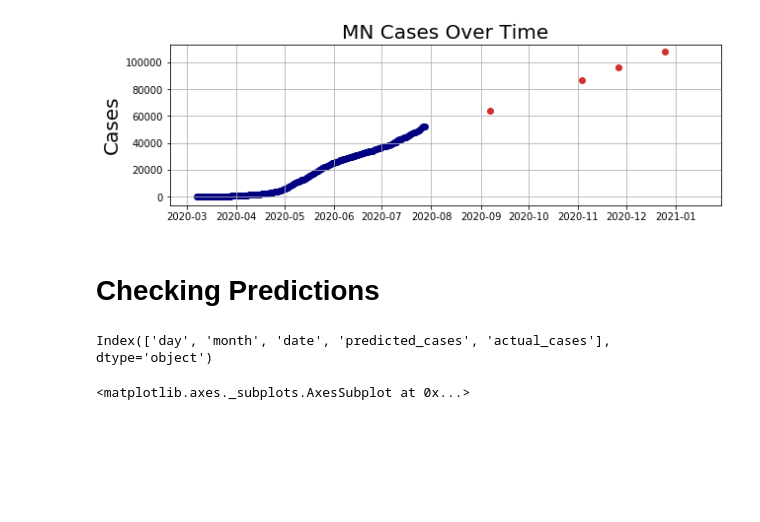
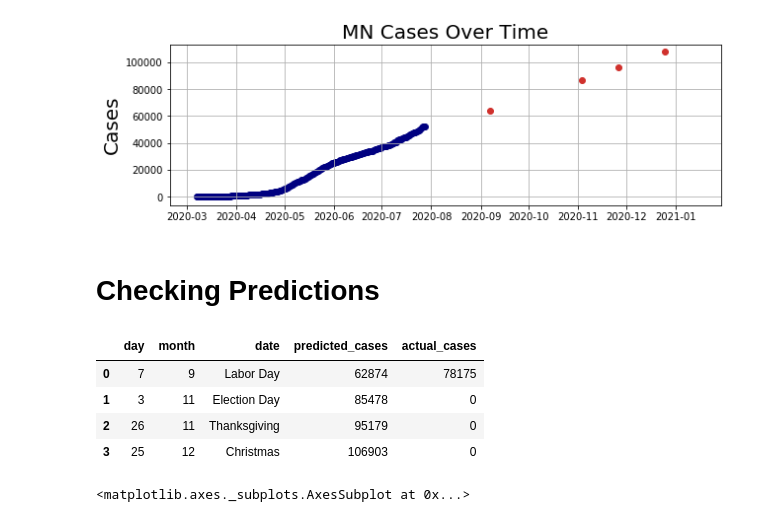
Before and after one commit to searanch/Covid-19-Hackathon, a Jupyter notebook: Original_Model.ipynb, the cells around one changed output. Saved outputs shown, nothing was run; the diff lists cells and outputs as text; code cells hidden in the pictures; blank space fills up the shorter version.

Commit message:
Show DF of predicted vs actual cases.

```diff
--- a/Original_Model.ipynb
+++ b/Original_Model.ipynb
@@ -187,23 +187,27 @@ plt.show()
 # %%
 # make df
 d = {'day':[7,3,26,25],'month':[9,11,11,12],'date':['Labor Day','Election Day','Thanksgiving','Christmas'],'predicted_cases':[62874,85478,95179,106903]}
 
 #Name dataframe and load data.
 predictions = pd.DataFrame(data=d)
 
 # Updated predicted cases with actual cases.
 d = {'day':[7,3,26,25],'month':[9,11,11,12],'predicted_cases':[62874,85478,95179,106903],'actual_cases':['78175','0','0','0']}
 d
 # Load data into dataframe.
 predictions = pd.DataFrame(data=d)
 predictions['actual_cases'].astype(int)
 
 d = {'day':[7,3,26,25],'month':[9,11,11,12],'date':['Labor Day','Election Day','Thanksgiving','Christmas'],'predicted_cases':[62874,85478,95179,106903],'actual_cases':[78175,0,0,0]}
 
 labor_day = pd.DataFrame(data=d)
-labor_day.columns
+labor_day
 # %% [output]
-Index(['day', 'month', 'date', 'predicted_cases', 'actual_cases'], dtype='object')
+|  | day | month | date | predicted_cases | actual_cases |
+| 0 | 7 | 9 | Labor Day | 62874 | 78175 |
+| 1 | 3 | 11 | Election Day | 85478 | 0 |
+| 2 | 26 | 11 | Thanksgiving | 95179 | 0 |
+| 3 | 25 | 12 | Christmas | 106903 | 0 |
 # %%
 plt.figure();
 ld.plot.bar()
```
